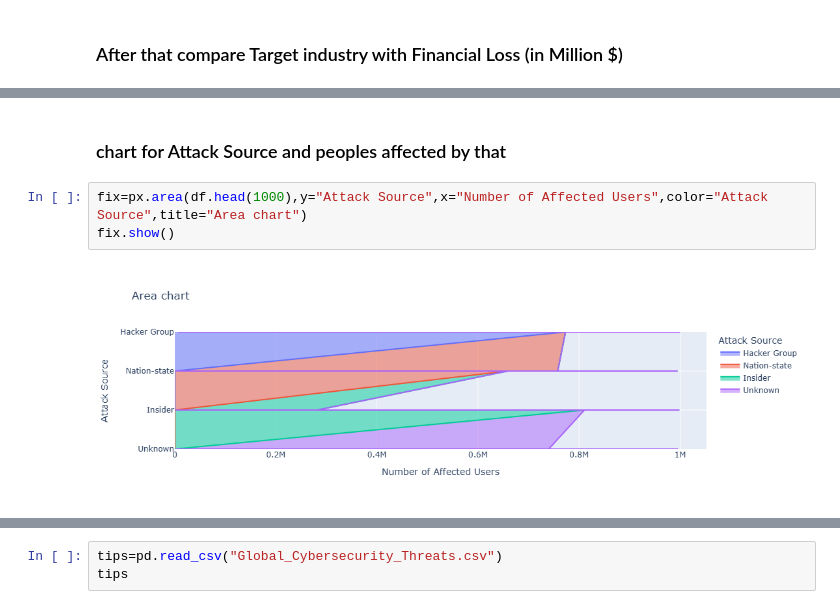
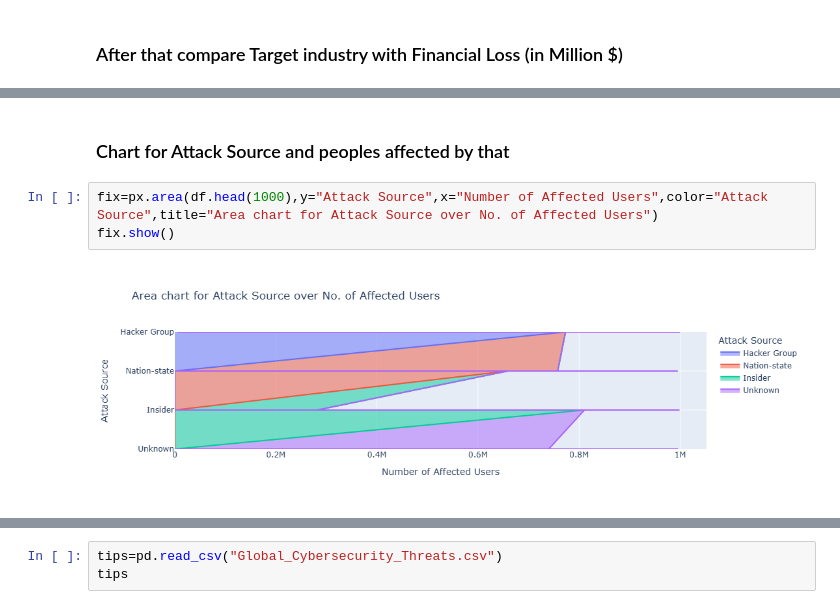
Before and after one commit to singhtarjot2-wq/Cybersecurity-Project, a Jupyter notebook: cyber securityproject (1).ipynb, the cells around one changed output, grey strips where cells are left out. Saved outputs shown, nothing was run; the diff lists cells and outputs as text.

```diff
--- a/cyber securityproject.ipynb
+++ b/cyber securityproject (1).ipynb
@@ -262,7 +356,7 @@ fix.show()
 # %% [markdown]
-### chart for Attack Source and peoples affected by that
+### Chart for Attack Source and peoples affected by that
 # %%
-fix=px.area(df.head(1000),y="Attack Source",x="Number of Affected Users",color="Attack Source",title="Area chart")
+fix=px.area(df.head(1000),y="Attack Source",x="Number of Affected Users",color="Attack Source",title="Area chart for Attack Source over No. of Affected Users")
 fix.show()
 # %% [output]
-[figure, old version]
+[figure, new version]
```
Also changed, not shown: parts of 32 cells of this notebook.
